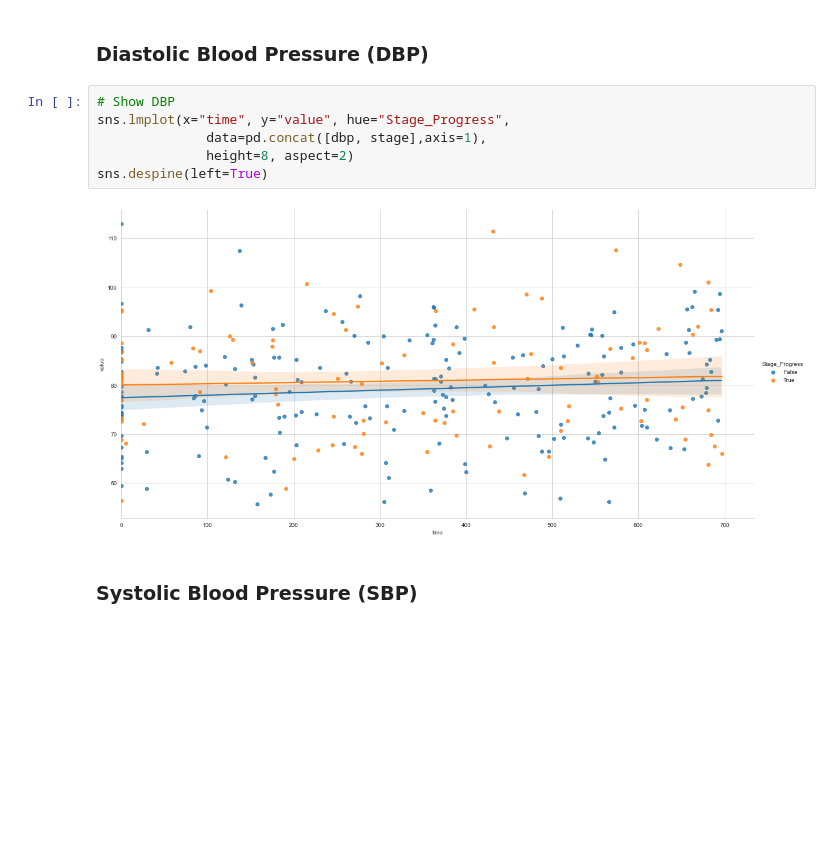
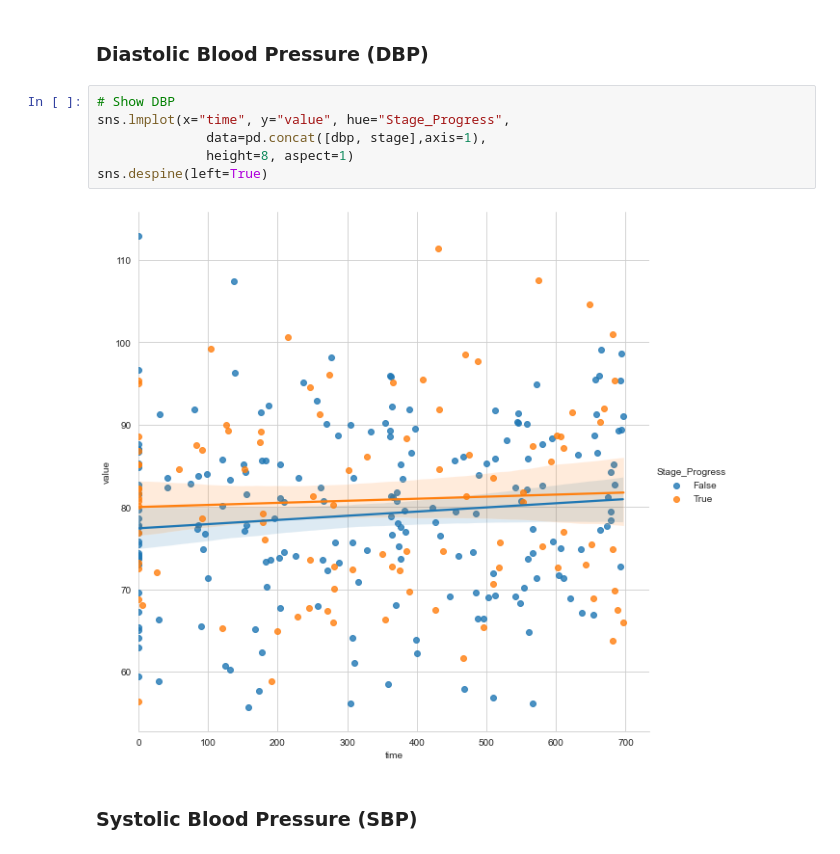
Before and after one commit to migueLib/ckd, a Jupyter notebook: notebooks/data_exploration.ipynb, the cells around one changed output. Cells and saved outputs as stored; diff of their text form; blank space fills up the shorter version.

```diff
--- a/notebooks/data_exploration.ipynb
+++ b/notebooks/data_exploration.ipynb
@@ -195,11 +182,11 @@ sns.despine(left=True)
 # %%
 # Show DBP
 sns.lmplot(x="time", y="value", hue="Stage_Progress",
               data=pd.concat([dbp, stage],axis=1),
-              height=8, aspect=2)
+              height=8, aspect=1)
 sns.despine(left=True)
 # %% [output]
-[figure, old version]
+[figure, new version]
 # %% [markdown]
 ### Systolic Blood Pressure (SBP)
 # %%
```
Also changed, not shown: parts of 8 cells of this notebook.
